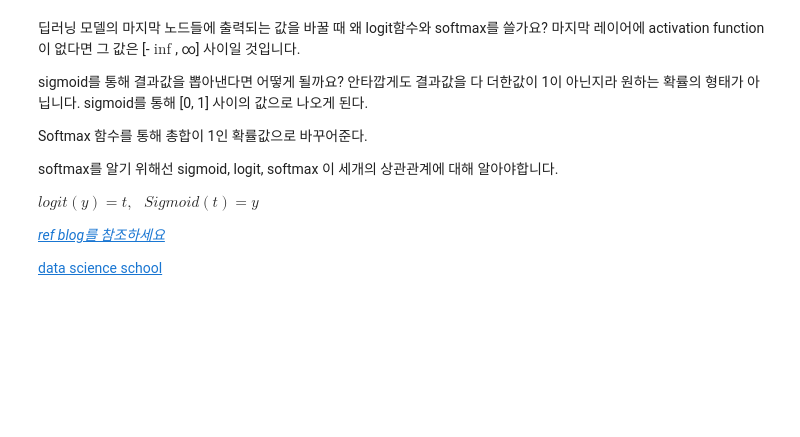
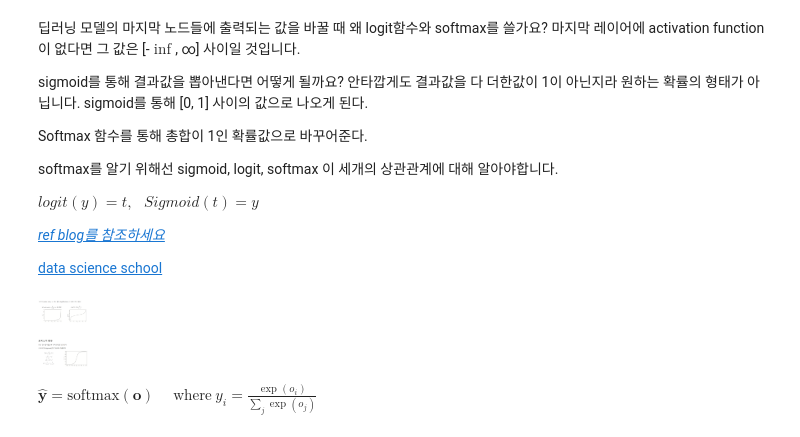
Before and after one commit to blee8/MyNotebook, a Jupyter notebook: Sum Note/mutilayer0821.ipynb, the cells around one changed output. Saved outputs shown, nothing was run; the diff lists cells and outputs as text; code cells hidden in the pictures; blank space fills up the shorter version.

```diff
--- a/Sum Note/mutilayer0821.ipynb
+++ b/Sum Note/mutilayer0821.ipynb
@@ -169,3 +169,18 @@ $logit(y) = t,~~~ Sigmoid(t)=y$
  [*ref blog를 참조하세요*](https://chacha95.github.io/2019-04-04-logit/)
 
 [data science school](https://datascienceschool.net/view-notebook/d0df94cf8dd74e8daec7983531f68dfc/)
+# %%
+from IPython.display import Image
+#%matplotlib inline
+
+Image(filename='../img/odds.png', width=50)
+Image(filename='../img/odds-sigmoid.png', width=50)
+# %% [output]
+[figure, added]
+# %%
+Image(filename='../img/sigmoid.png', width=50)
+# %% [output]
+[figure, added]
+# %% [markdown]
+$\hat{\mathbf{y}} = \mathrm{softmax}(\mathbf{o})$
+ $\quad \text{where}$ $\hat{y}_i = \frac{\exp(o_i)}{\sum_j \exp(o_j)}$
```
Also changed, not shown: 3 other files.
